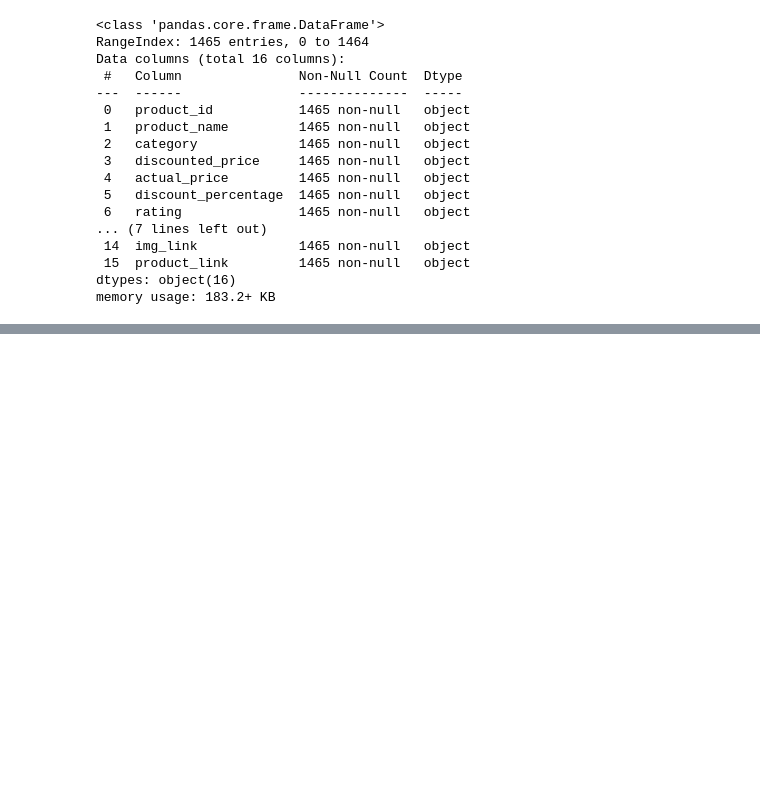
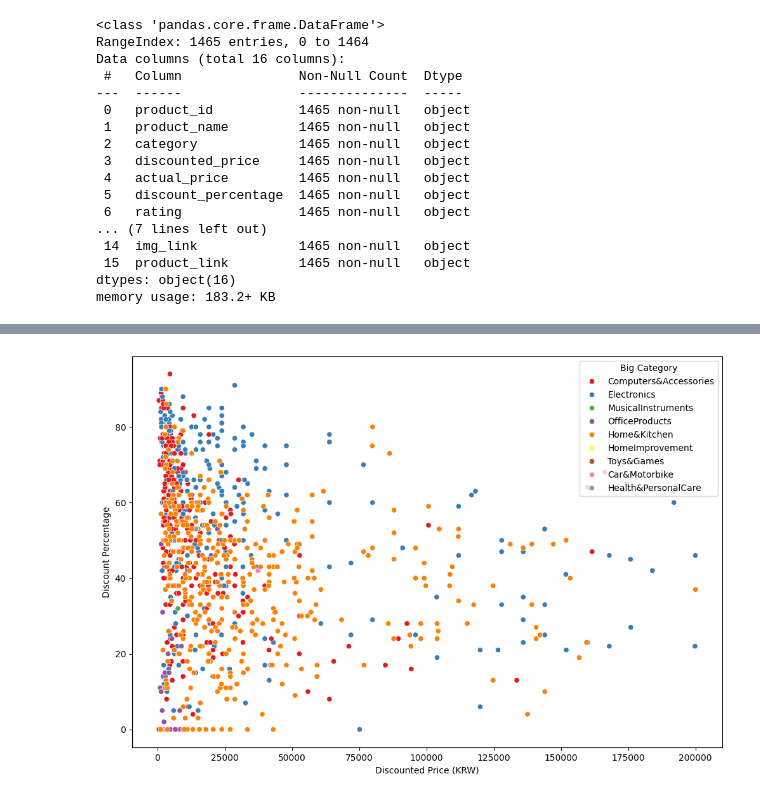
Before and after one commit to hae313jin/Amazon_sales_machine_learning, a Jupyter notebook: notebooks/sehee/price_EDA.ipynb, the cells around one changed output, grey strips where cells are left out. Drawn from its saved outputs; the diff is of its cells as text; code cells hidden in the pictures; blank space fills up the shorter version.

```diff
--- a/notebooks/sehee/price_EDA.ipynb
+++ b/notebooks/sehee/price_EDA.ipynb
@@ -109,0 +175,6 @@ amazon_df['img_link'][999]
+# %%
+# 위 그래프에서 가장 많아 보이는 0 ~ 200000 범위만 확대해보기
+filtered_df = category_price[(category_price['discounted_price_KRW'] >= 0) & (category_price['discounted_price_KRW'] <= 200000)]
+discount_percentage_scatterplot(filtered_df)
+# %% [output]
+[figure, added]
```
Also changed, not shown: parts of 40 cells of this notebook.
